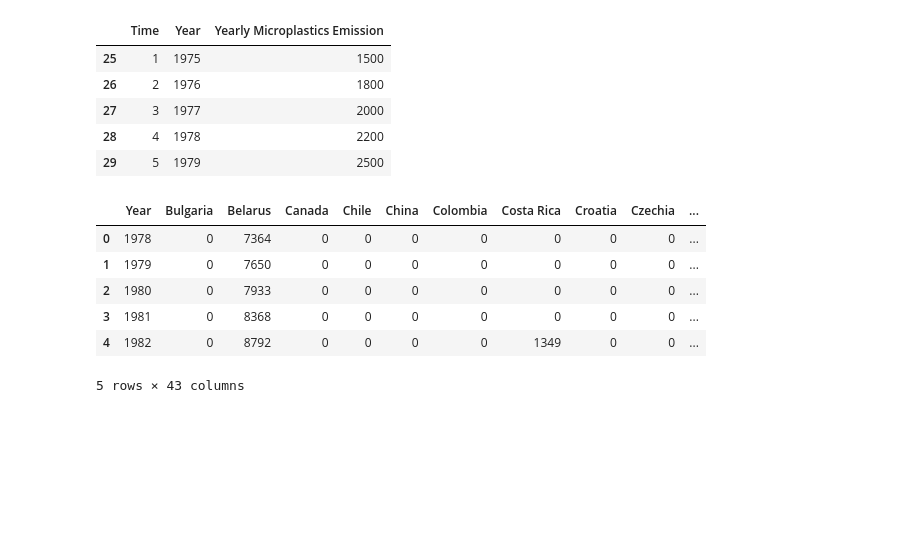
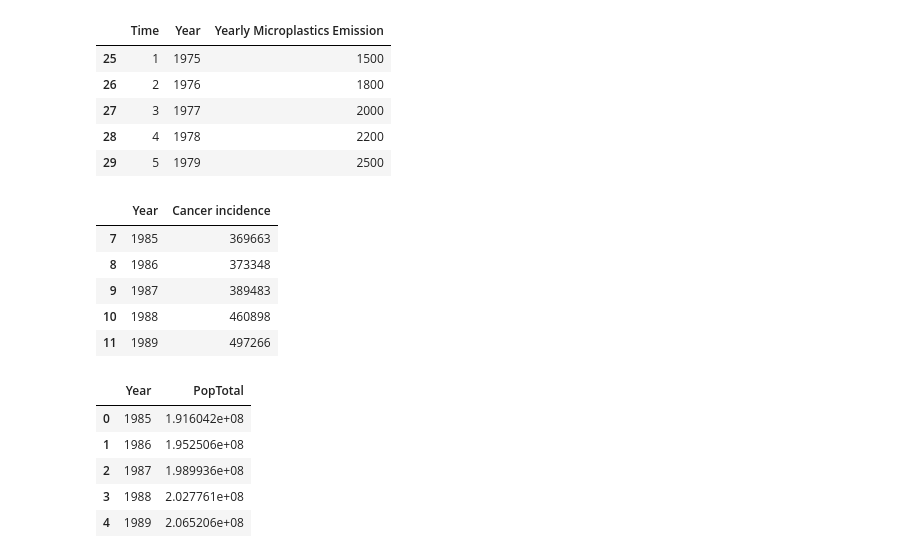
Before and after one commit to CTAN210/BAC7, a Jupyter notebook: cancer/AON_TEAM7_Final.ipynb, the cells around one changed output. Saved outputs shown, nothing was run; the diff lists cells and outputs as text; code cells hidden in the pictures; blank space fills up the shorter version.

```diff
--- a/cancer/AON_TEAM7_Final.ipynb
+++ b/cancer/AON_TEAM7_Final.ipynb
@@ -53,12 +53,29 @@ df.head()
 | 29 | 5 | 1979 | 2500 |
 # %%
 df_cancer = pd.read_csv('cancer.csv')
+df_cancer = df_cancer.loc[(df_cancer['Year'] >= 1985) & (df_cancer['Year'] <= 2010)]
+df_cancer['Cancer incidence'] = df_cancer.sum(axis=1) - df_cancer["Year"]
+df_cancer = pd.concat([df_cancer['Year'], df_cancer['Cancer incidence']], axis = 1)
 df_cancer.head()
 # %% [output]
-|  | Year | Bulgaria | Belarus | Canada | Chile | China | Colombia | Costa Rica | Croatia | Czechia | ... |
-| 0 | 1978 | 0 | 7364 | 0 | 0 | 0 | 0 | 0 | 0 | 0 | ... |
-| 1 | 1979 | 0 | 7650 | 0 | 0 | 0 | 0 | 0 | 0 | 0 | ... |
-| 2 | 1980 | 0 | 7933 | 0 | 0 | 0 | 0 | 0 | 0 | 0 | ... |
-| 3 | 1981 | 0 | 8368 | 0 | 0 | 0 | 0 | 0 | 0 | 0 | ... |
-| 4 | 1982 | 0 | 8792 | 0 | 0 | 0 | 0 | 1349 | 0 | 0 | ... |
+|  | Year | Cancer incidence |
+| 7 | 1985 | 369663 |
+| 8 | 1986 | 373348 |
+| 9 | 1987 | 389483 |
+| 10 | 1988 | 460898 |
+| 11 | 1989 | 497266 |
-5 rows × 43 columns
+# %%
+df_population = pd.read_csv("total-population.csv")
+df_population = df_population.groupby("Year").sum()
+df_population = df_population.reset_index()
+df_population = df_population.loc[(df_population['Year'] >= 1985) & (df_population['Year'] <= 2010)]
+df_population = df_population.reset_index()
+df_population = df_population.drop(columns = ["index"])
+df_population.head()
+# %% [output]
+|  | Year | PopTotal |
+| 0 | 1985 | 1.916042e+08 |
+| 1 | 1986 | 1.952506e+08 |
+| 2 | 1987 | 1.989936e+08 |
+| 3 | 1988 | 2.027761e+08 |
+| 4 | 1989 | 2.065206e+08 |
```
Also changed, not shown: parts of 10 cells of this notebook, 1 other file.
